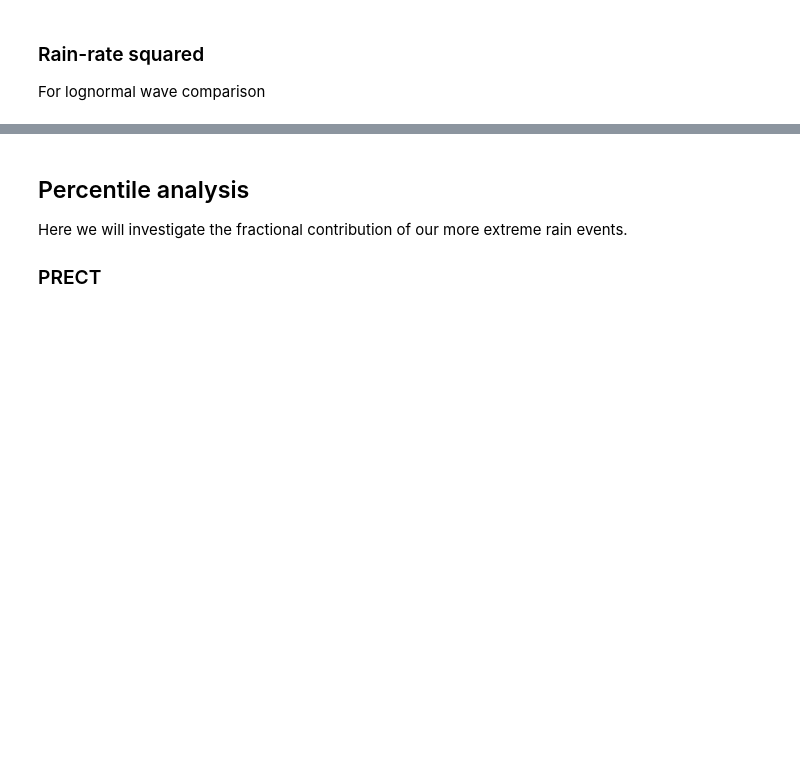
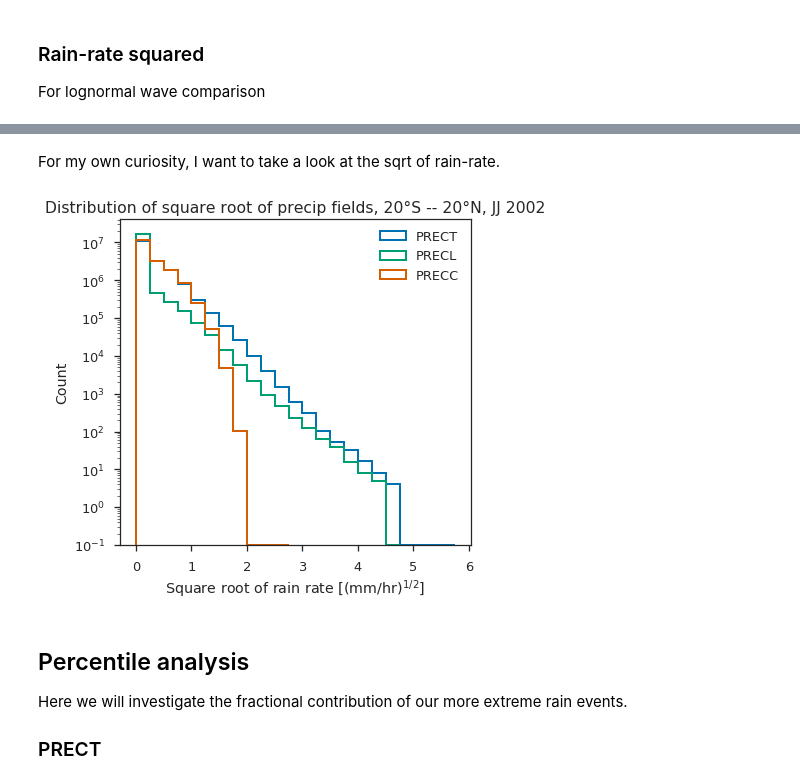
Before and after one commit to dcamron/ncar-gwdst, a Jupyter notebook: notebooks/precip.ipynb, the cells around one changed output, grey strips where cells are left out. Drawn from its saved outputs; the diff is of its cells as text; code cells hidden in the pictures; blank space fills up the shorter version.

```diff
--- a/notebooks/precip.ipynb
+++ b/notebooks/precip.ipynb
@@ -100,3 +100,20 @@ f.savefig('../figures/precip/dist_PREC-squared.png')
+# %% [markdown]
+For my own curiosity, I want to take a look at the sqrt of rain-rate.
+# %%
+f, ax = plt.subplots(figsize=(7, 6))
+xu.sqrt(prect).plot.hist(ax=ax, log=True, bins=np.arange(0, xu.sqrt(prect).values.max().round()+1, 0.25), histtype='step', linewidth=2, label='PRECT')
+xu.sqrt(precl).plot.hist(ax=ax, log=True, bins=np.arange(0, xu.sqrt(precl).values.max().round()+1, 0.25), histtype='step', linewidth=2, label='PRECL')
+xu.sqrt(precc).plot.hist(ax=ax, log=True, bins=np.arange(0, xu.sqrt(precc).values.max().round()+1, 0.25), histtype='step', linewidth=2, label='PRECC')
+
+ax.legend()
+ax.set_xlabel(r'Square root of rain rate [(mm/hr)$^{1/2}$]')
+ax.set_title('Distribution of square root of precip fields, 20' + u'\N{DEGREE SIGN}' + 'S -- 20' + u'\N{DEGREE SIGN}' + 'N, JJ 2002')
+
+plt.tight_layout()
+
+f.savefig('../figures/precip/dist_PREC-sqrt.png')
+# %% [output]
+[figure, added]
 # %% [markdown]
 ## Percentile analysis
 Here we will investigate the fractional contribution of our more extreme rain events.
```
Also changed, not shown: parts of 2 cells of this notebook, 3 other files.
